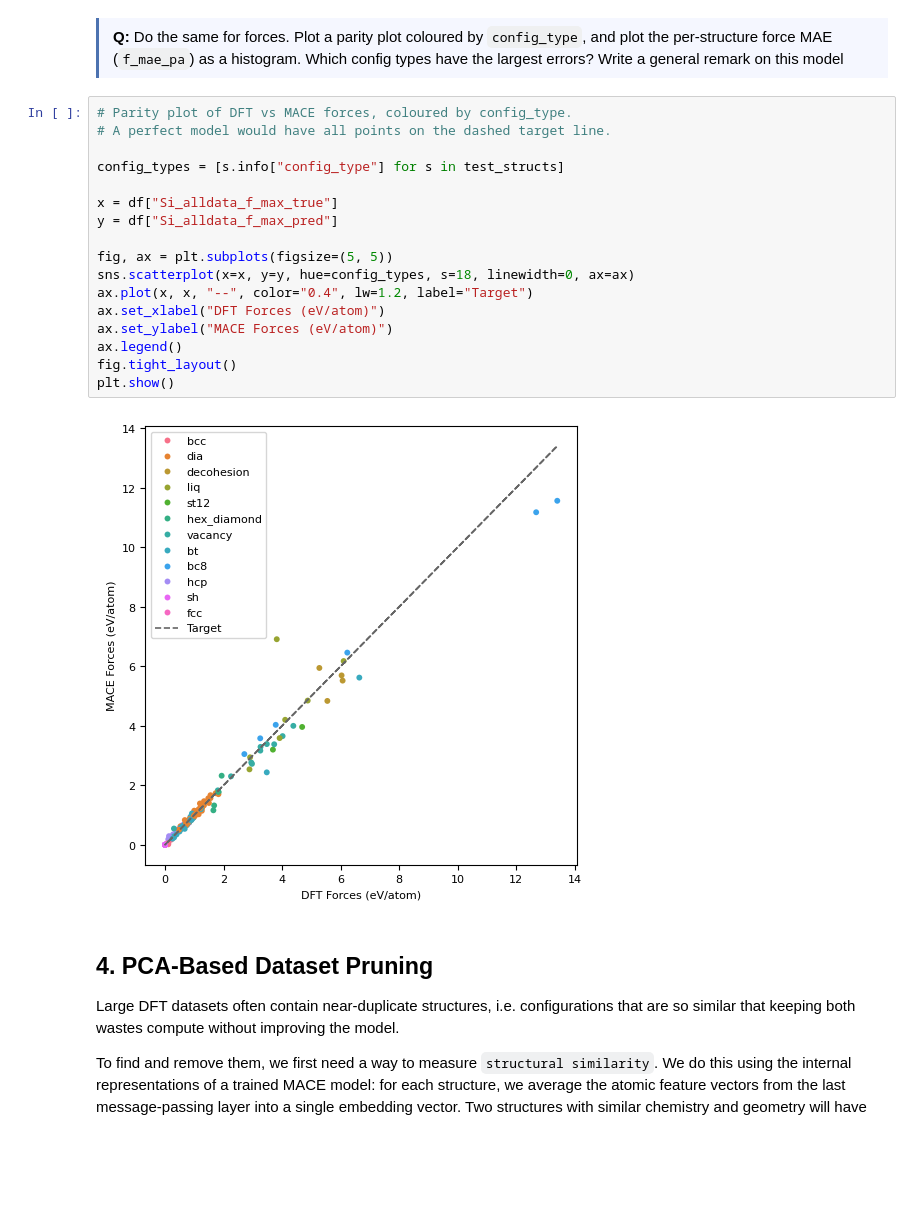
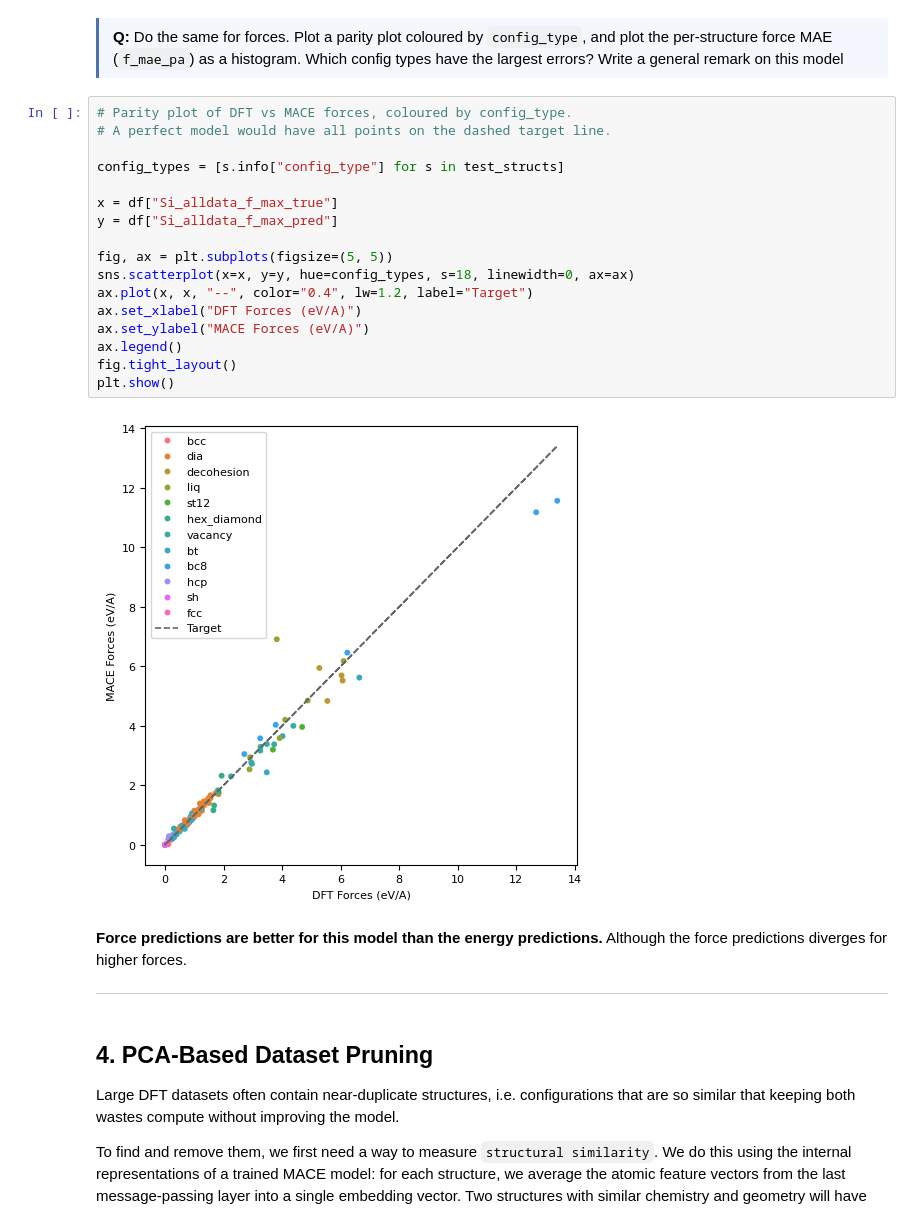
Before and after one commit to parthapaul7/.dotfiles, a Jupyter notebook: Lab1.ipynb, the cells around one changed output. Cells and saved outputs as stored; diff of their text form; blank space fills up the shorter version.

```diff
--- a/Lab1.ipynb
+++ b/Lab1.ipynb
@@ -371,22 +371,26 @@ Which config types have the largest errors? Write a general remark on this model
 # %%
 # Parity plot of DFT vs MACE forces, coloured by config_type.
 # A perfect model would have all points on the dashed target line.
 
 config_types = [s.info["config_type"] for s in test_structs]
 
 x = df["Si_alldata_f_max_true"]
 y = df["Si_alldata_f_max_pred"]
 
 fig, ax = plt.subplots(figsize=(5, 5))
 sns.scatterplot(x=x, y=y, hue=config_types, s=18, linewidth=0, ax=ax)
 ax.plot(x, x, "--", color="0.4", lw=1.2, label="Target")
-ax.set_xlabel("DFT Forces (eV/atom)")
-ax.set_ylabel("MACE Forces (eV/atom)")
+ax.set_xlabel("DFT Forces (eV/A)")
+ax.set_ylabel("MACE Forces (eV/A)")
 ax.legend()
 fig.tight_layout()
 plt.show()
 # %% [output]
-[figure, old version]
+[figure, new version]
+# %% [markdown]
+**Force predictions are better for this model than the energy predictions.** Although the force predictions diverges for higher forces.
+
+---
 # %% [markdown]
 ## 4. PCA-Based Dataset Pruning
 
```
Also changed, not shown: parts of 5 cells of this notebook.
